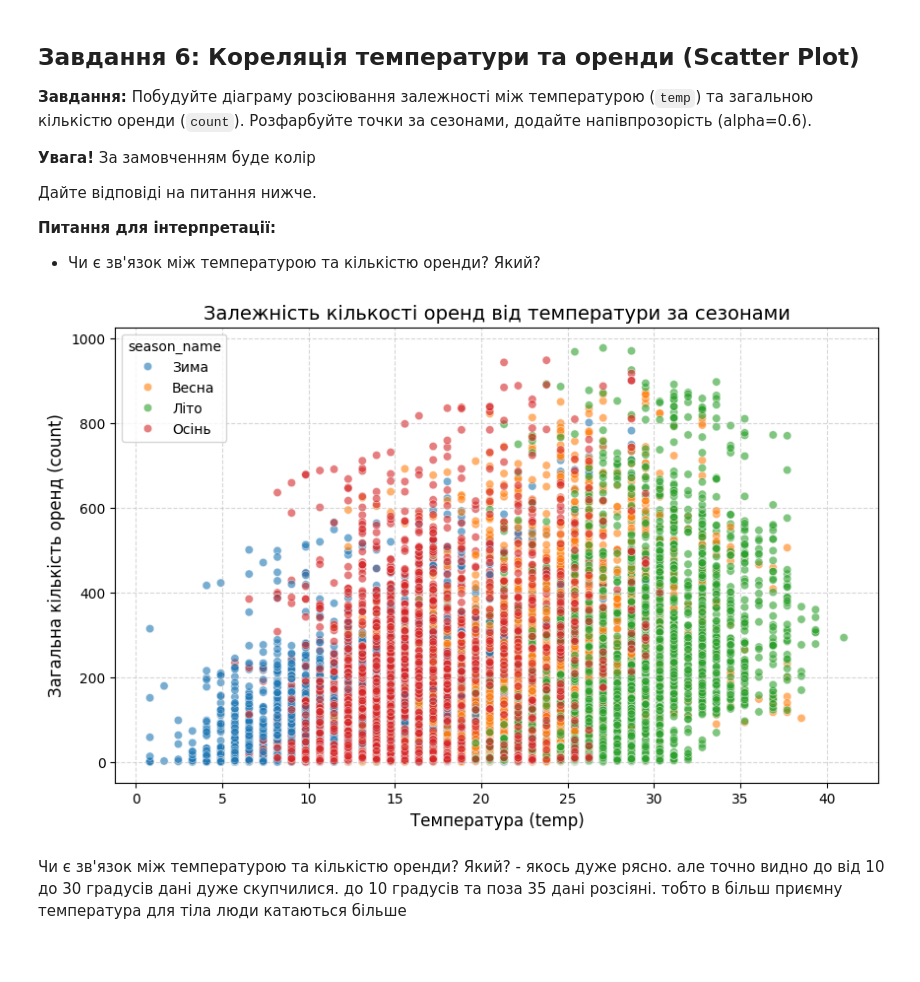
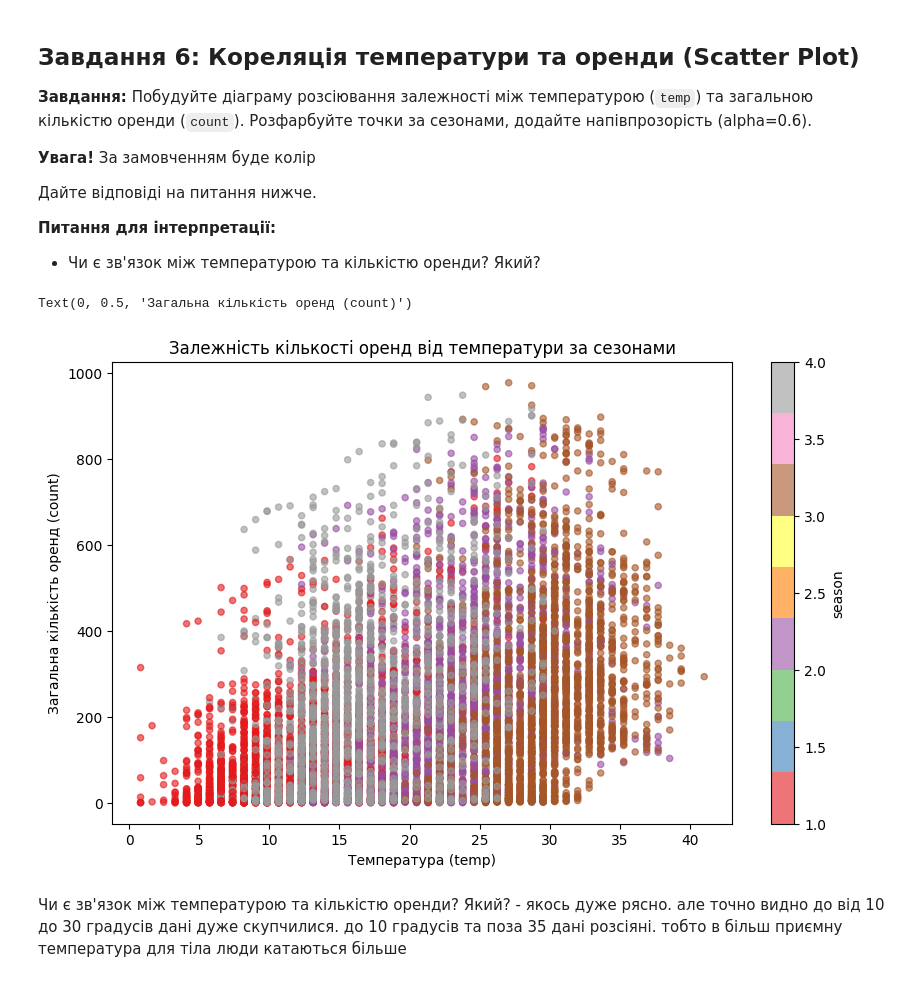
Before and after one commit to GalynaGnatenko/GnatenkoGalyna, a Jupyter notebook: Гнатенко_"HW_11_1_Візуалізація_даних_з_Pandas_ipynb".ipynb, the cells around one changed output. Saved outputs shown, nothing was run; the diff lists cells and outputs as text; code cells hidden in the pictures; blank space fills up the shorter version.

```diff
--- a/Гнатенко_"HW_11_1_Візуалізація_даних_з_Pandas_ipynb".ipynb
+++ b/Гнатенко_"HW_11_1_Візуалізація_даних_з_Pandas_ipynb".ipynb
@@ -397,32 +397,23 @@ plt.show()
 
 **Питання для інтерпретації:**
 - Чи є зв'язок між температурою та кількістю оренди? Який?
-# %%
-import seaborn as sns
-import matplotlib.pyplot as plt
-
-season_names = {1: 'Зима', 2: 'Весна', 3: 'Літо', 4: 'Осінь'}
-df['season_name'] = df['season'].map(season_names)
-
-plt.figure(figsize=(10, 6))
-
-sns.scatterplot(
-    data=df,
-    x='temp',
-    y='count',
-    hue='season_name',
-    alpha=0.6,
-    palette='tab10'
-)
-
-plt.title('Залежність кількості оренд від температури за сезонами', fontsize=14)
-plt.xlabel('Температура (temp)', fontsize=12)
-plt.ylabel('Загальна кількість оренд (count)', fontsize=12)
-plt.grid(True, linestyle='--', alpha=0.5)
-
-plt.show()
-# %% [output]
-[figure, removed]
+# %%
+ax = df.plot.scatter(
+    x='temp',
+    y='count',
+    c='season',
+    colormap='Set1',
+    alpha=0.6,
+    figsize=(10, 6),
+    title='Залежність кількості оренд від температури за сезонами'
+)
+
+# 2. Підписи осей
+ax.set_xlabel('Температура (temp)')
+ax.set_ylabel('Загальна кількість оренд (count)')
+# %% [output]
+Text(0, 0.5, 'Загальна кількість оренд (count)')
+[figure, added]
 # %% [markdown]
 Чи є зв'язок між температурою та кількістю оренди? Який? - якось дуже рясно. але точно видно до від 10 до 30 градусів дані дуже скупчилися. до 10 градусів та поза 35 дані розсіяні. тобто в більш приємну температура для тіла люди катаються більше
 # %% [markdown]
```
Also changed, not shown: parts of 1 cell of this notebook.
